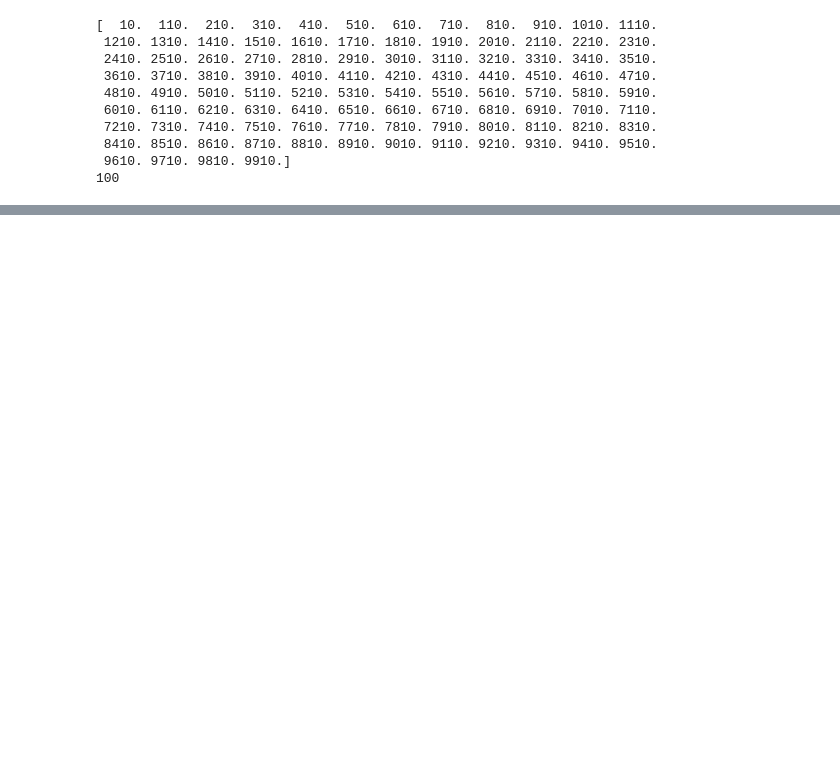
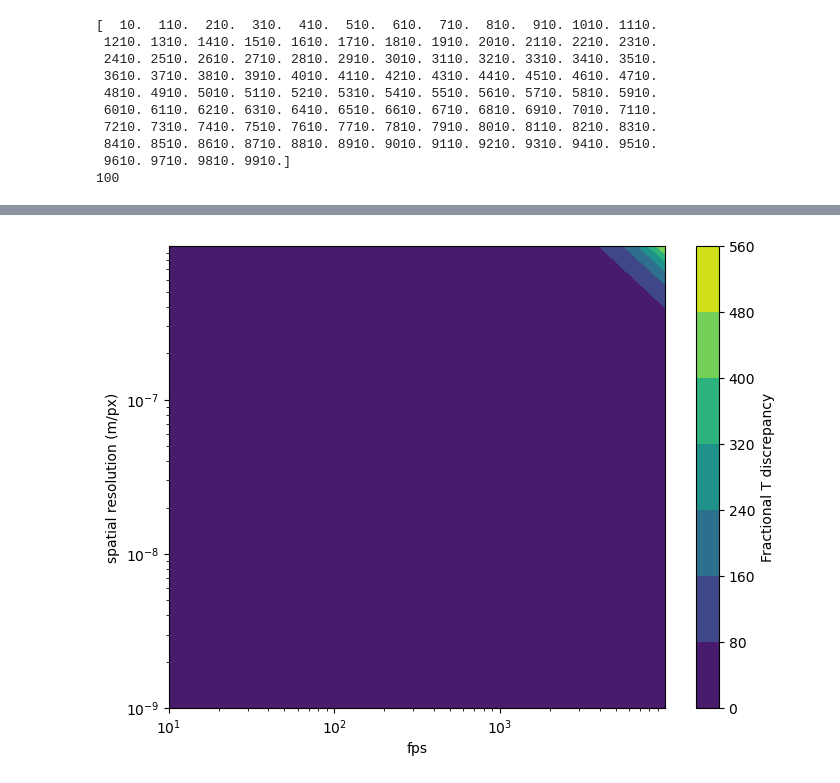
Before and after one commit to ParthM1504/Benchmarking-Dusty-Plasma-Temperature-Code, a Jupyter notebook: Benchmarking.ipynb, the cells around one changed output, grey strips where cells are left out. Cells and saved outputs as stored; diff of their text form; code cells hidden in the pictures; blank space fills up the shorter version.

```diff
--- a/Benchmarking.ipynb
+++ b/Benchmarking.ipynb
@@ -405,0 +557,28 @@ ax.set_yscale('log')
+# %%
+# Define ranges for fps and spatial resolution
+fps_grid = fps_arr=np.arange(1E1,1E4,1E2)  # from 10 to 10000, 30 points
+spatial_resolution_grid = np.arange(1E-9,1E-6,1E-8)  # from 1e-9 to 1e-6, 30 points
+
+# Prepare meshgrid
+FPS, SPATIAL = np.meshgrid(fps_grid, spatial_resolution_grid)
+T_discrepancy_grid = np.zeros_like(FPS)
+
+# Calculate T discrepancy for each combination
+for i in range(FPS.shape[0]):
+    for j in range(FPS.shape[1]):
+        df = make_velocities_trial(FPS[i, j], num_particles, SPATIAL[i, j], 2, sample_x_trial, sample_y_trial, sample_vx_trial, sample_vy_trial)
+        T_restored = mass * np.std(df[df['frame'] == 1]['vx (restored)'])**2 / constants.Boltzmann
+        T_discrepancy_grid[i, j] = np.abs(T - T_restored) / T
+
+# Plot contourf
+fig, ax = plt.subplots(figsize=(8, 6))
+contour = ax.contourf(FPS, SPATIAL, T_discrepancy_grid, cmap='viridis')
+ax.set_xscale('log')
+ax.set_yscale('log')
+ax.set_xlabel('fps')
+ax.set_ylabel('spatial resolution (m/px)')
+cbar = plt.colorbar(contour, ax=ax)
+cbar.set_label('Fractional T discrepancy')
+plt.show()
+# %% [output]
+[figure, added]
```
Also changed, not shown: parts of 24 cells of this notebook.
